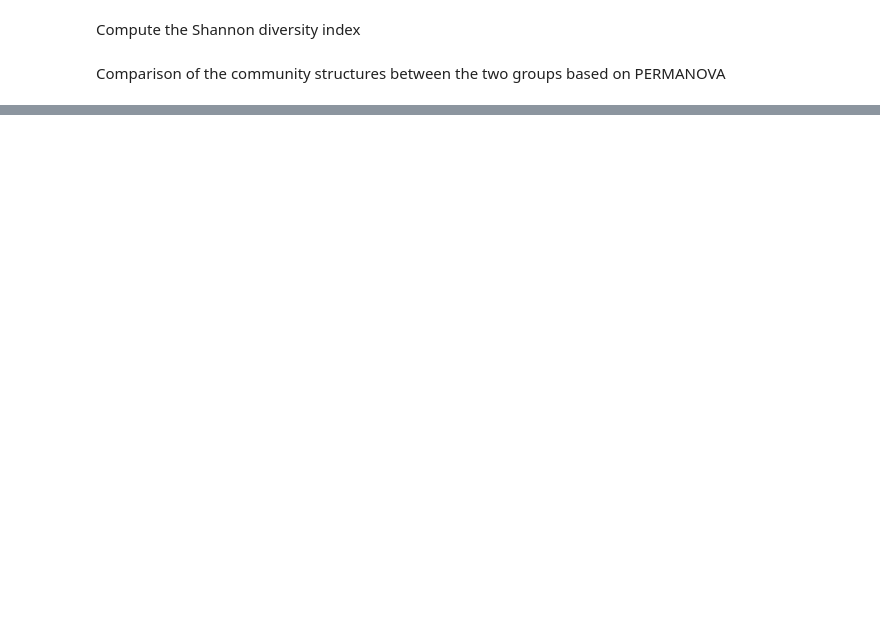
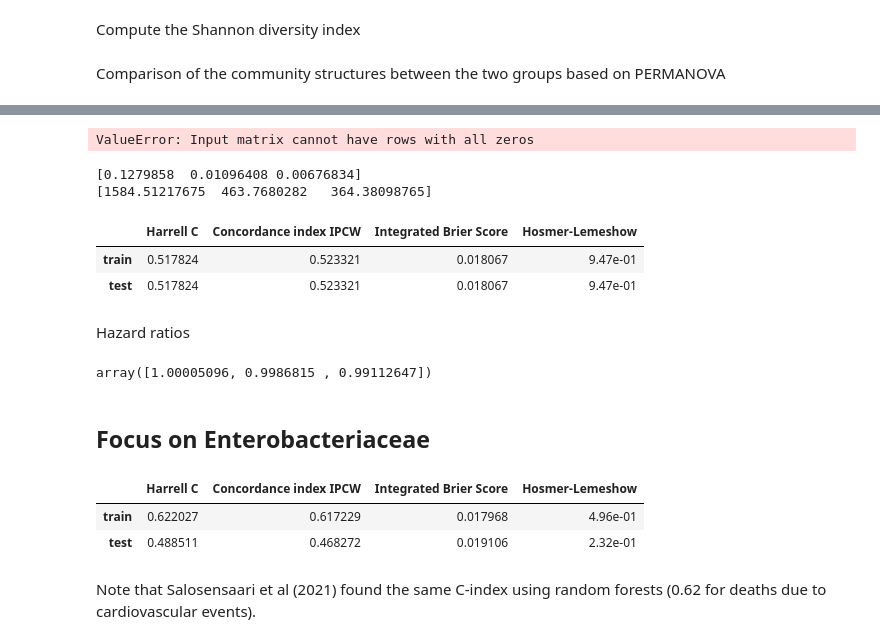
Before and after one commit to TristanFauvel/DreamHF, a Jupyter notebook: src/EDA_microbiome.ipynb, the cells around one changed output, grey strips where cells are left out. Saved outputs shown, nothing was run; the diff lists cells and outputs as text; code cells hidden in the pictures; blank space fills up the shorter version.

```diff
--- a/src/EDA_microbiome.ipynb
+++ b/src/EDA_microbiome.ipynb
@@ -51,3 +16,11 @@ df
+# %%
+df =  readcounts_df_train
+# Remove columns with unique values:
+for col in df.columns:
+    if len(df[col].unique()) == 1:
+        df.drop(col, inplace=True, axis=1)
+
+df = pheno_df_train.join(df)
 # %%
 X = df.loc[:, readcounts_df_train.columns]
 X_binary = X.copy()
@@ -176,0 +183,46 @@ plt.scatter(X_embedded[:, 0], X_embedded[:, 1], c=y, s=50, cmap='rainbow')
+# %%
+from skbio.stats.composition import multiplicative_replacement
+
+X_mr = multiplicative_replacement(X)
+# %% [output]
+ValueError: Input matrix cannot have rows with all zeros
+# %%
+# CLR
+from skbio.stats.composition import clr
+X_clr = clr(X_mr)
+# %%
+from sklearn.decomposition import PCA
+from sklearn.preprocessing import StandardScaler
+pca = PCA(n_components=3)
+
+scaler = StandardScaler()
+X_pca = pca.fit_transform(scaler.fit_transform(X_clr))
+
+print(pca.explained_variance_ratio_)
+
+print(pca.singular_values_)
+# %% [output]
+[0.1279858  0.01096408 0.00676834]
+[1584.51217675  463.7680282   364.38098765]
+# %%
+from sksurv.linear_model import CoxPHSurvivalAnalysis
+model = CoxPHSurvivalAnalysis(alpha=0.1, ties='breslow', n_iter=100, tol=1e-09, verbose=0)
+
+X_train = X_pca
+y_train = df.loc[:,['Event', 'Event_time']].to_records(index=False)
+model.fit(X_train, y_train)
+
+from model_evaluation import evaluate_model
+evaluate_model(model, X_train, X_train, y_train, y_train)
+# %% [output]
+|  | Harrell C | Concordance index IPCW | Integrated Brier Score | Hosmer-Lemeshow |
+| train | 0.517824 | 0.523321 | 0.018067 | 9.47e-01 |
+| test | 0.517824 | 0.523321 | 0.018067 | 9.47e-01 |
+# %% [markdown]
+Hazard ratios
+# %%
+np.exp(model.coef_)
+# %% [output]
+array([1.00005096, 0.9986815 , 0.99112647])
+# %% [markdown]
+## Focus on Enterobacteriaceae
@@ -176,0 +235,19 @@ plt.scatter(X_embedded[:, 0], X_embedded[:, 1], c=y, s=50, cmap='rainbow')
+# %%
+from sksurv.linear_model import CoxPHSurvivalAnalysis
+model = CoxPHSurvivalAnalysis(alpha=0.1, ties='breslow', n_iter=100, tol=1e-09, verbose=0)
+
+covariates = df_entbact_train.columns
+X_train = df_train.loc[:,covariates]
+y_train = df_train.loc[:,['Event', 'Event_time']].to_records(index=False)
+model.fit(X_train, y_train)
+
+X_test = df_test.loc[:,covariates]
+y_test =  df_test.loc[:,['Event', 'Event_time']].to_records(index=False)
+from model_evaluation import evaluate_model
+evaluate_model(model, X_train, X_test, y_train, y_test)
+# %% [output]
+|  | Harrell C | Concordance index IPCW | Integrated Brier Score | Hosmer-Lemeshow |
+| train | 0.622027 | 0.617229 | 0.017968 | 4.96e-01 |
+| test | 0.488511 | 0.468272 | 0.019106 | 2.32e-01 |
+# %% [markdown]
+Note that Salosensaari et al (2021) found the same C-index using random forests (0.62 for deaths due to cardiovascular events).
```
Also changed, not shown: parts of 59 cells of this notebook, 9 other files.
